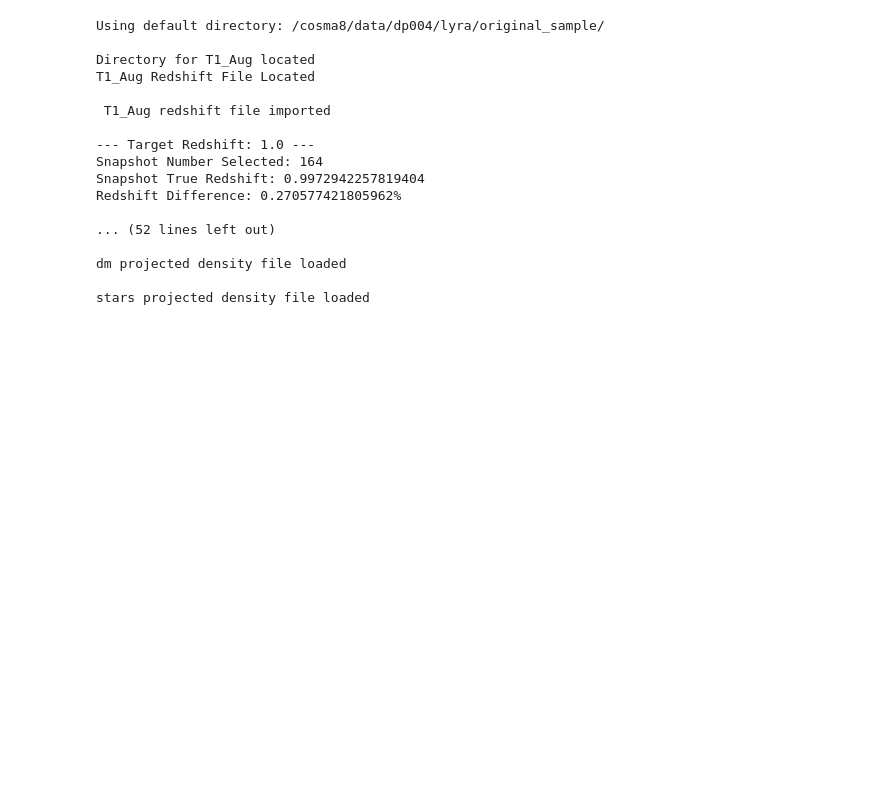
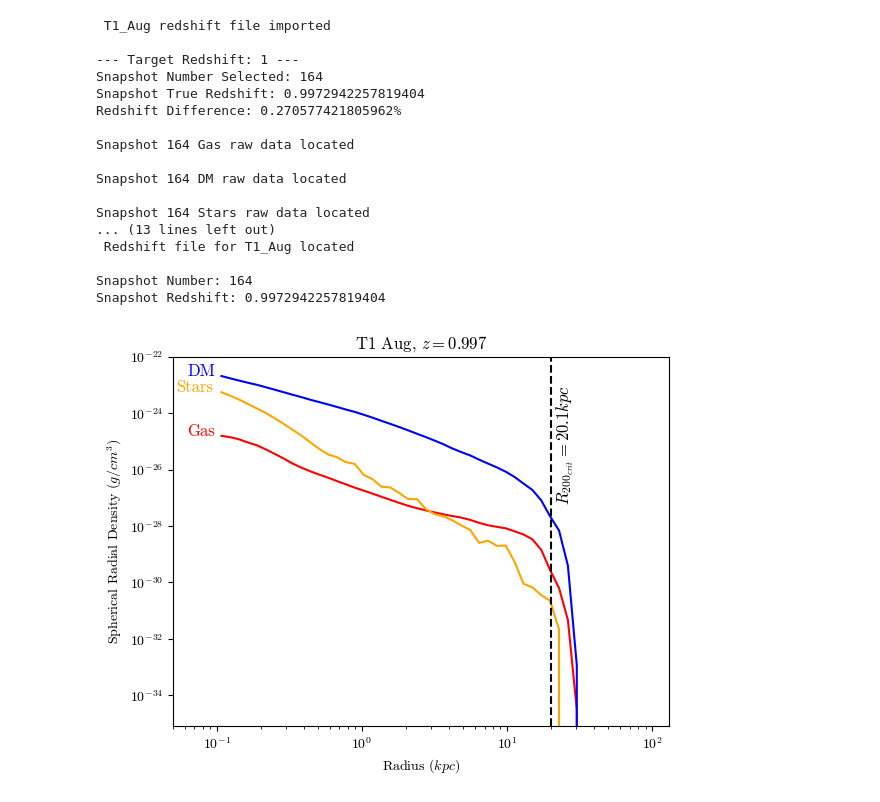
Before and after one commit to definitely-not-rory/masters, a Jupyter notebook: object_only.ipynb, the cells around one changed output. Saved outputs shown, nothing was run; the diff lists cells and outputs as text; code cells hidden in the pictures; blank space fills up the shorter version.

Commit message:
radial and projected g/cm3 mass density plotters finished

```diff
--- a/object_only.ipynb
+++ b/object_only.ipynb
@@ -13,25 +16,25 @@ from processing import get_extent
 # %%
 halo='T1_Aug'
 
-data.get_raw_data(halo,redshift=1)
-data.get_mass_density_data(halo,redshift=1)
+data.get_mass_density_data(halo,redshift=1,all_plots=True)
 
 #Testing github actually works now
 # %% [output]
-Using default directory: /cosma8/data/dp004/lyra/original_sample/
-
-Directory for T1_Aug located
-T1_Aug Redshift File Located
-
  T1_Aug redshift file imported
 
---- Target Redshift: 1.0 ---
+--- Target Redshift: 1 ---
 Snapshot Number Selected: 164
 Snapshot True Redshift: 0.9972942257819404
 Redshift Difference: 0.270577421805962%
 
-... (52 lines left out)
+Snapshot 164 Gas raw data located
 
-dm projected density file loaded
+Snapshot 164 DM raw data located
 
-stars projected density file loaded
+Snapshot 164 Stars raw data located
+... (13 lines left out)
+ Redshift file for T1_Aug located
+
+Snapshot Number: 164
+Snapshot Redshift: 0.9972942257819404
+[figure, added]
```
Also changed, not shown: parts of 1 cell of this notebook, 3 other files.
